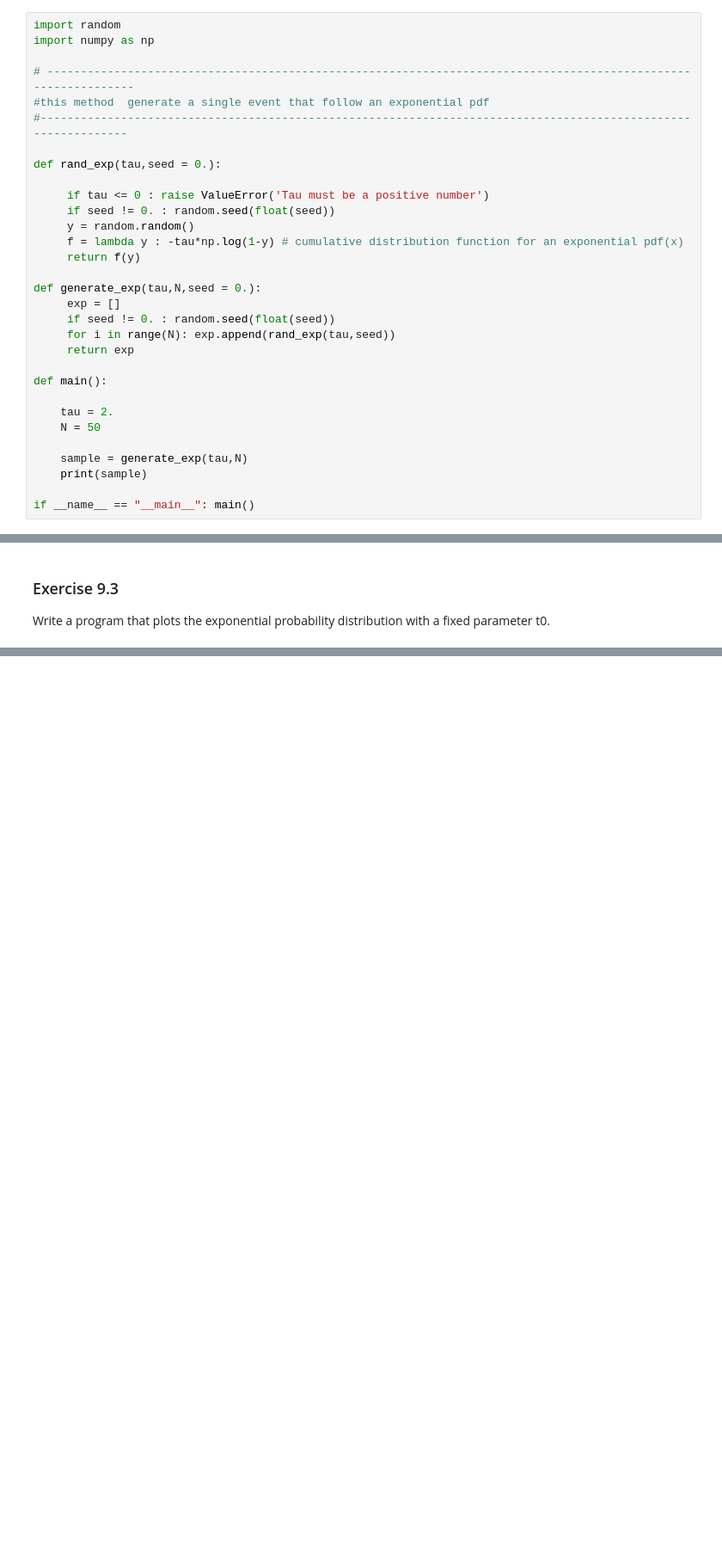
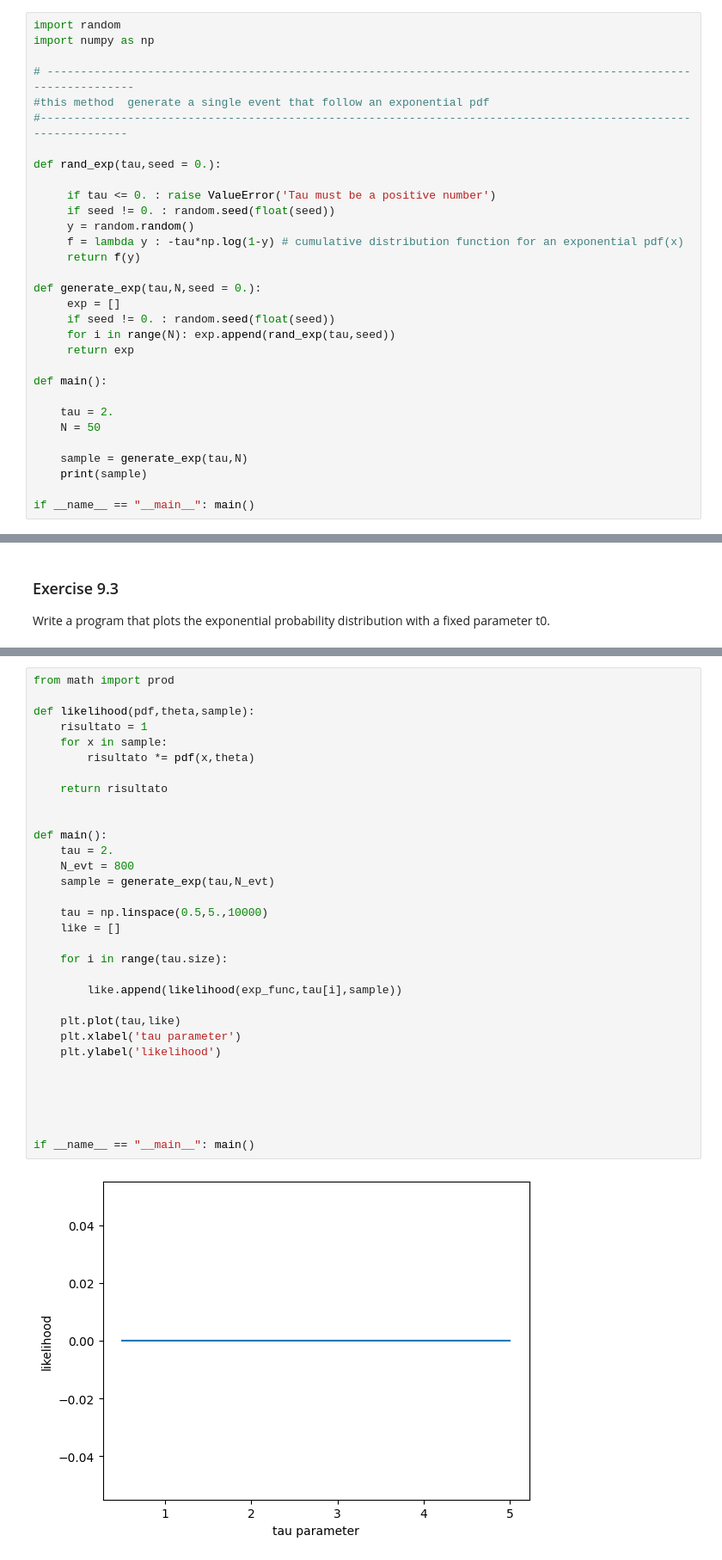
Before and after one commit to Murphy900/Lab-Code-, a Jupyter notebook: Ex 9 Python/Ex9.ipynb, the cells around one changed output, grey strips where cells are left out. Shown at 86% size. Cells and saved outputs as stored; diff of their text form; blank space fills up the shorter version.

```diff
--- a/Ex 9 Python/Ex9.ipynb
+++ b/Ex 9 Python/Ex9.ipynb
@@ -38,7 +38,7 @@ import numpy as np
 
 def rand_exp(tau,seed = 0.):
 
-     if tau <= 0 : raise ValueError('Tau must be a positive number')
+     if tau <= 0. : raise ValueError('Tau must be a positive number')
      if seed != 0. : random.seed(float(seed))
      y = random.random()
      f = lambda y : -tau*np.log(1-y) # cumulative distribution function for an exponential pdf(x)
@@ -124,0 +142,34 @@ xmax = 4*tau
+# %%
+from math import prod
+
+def likelihood(pdf,theta,sample):
+    risultato = 1
+    for x in sample:
+        risultato *= pdf(x,theta)
+
+    return risultato
+
+
+def main():
+    tau = 2.
+    N_evt = 800
+    sample = generate_exp(tau,N_evt)
+
+    tau = np.linspace(0.5,5.,10000)
+    like = []
+
+    for i in range(tau.size):
+
+        like.append(likelihood(exp_func,tau[i],sample))
+
+    plt.plot(tau,like)
+    plt.xlabel('tau parameter')
+    plt.ylabel('likelihood')
+
+
+
+
+
+if __name__ == "__main__": main()
+# %% [output]
+[figure, added]
```
Also changed, not shown: parts of 8 cells of this notebook, 1 other file.
